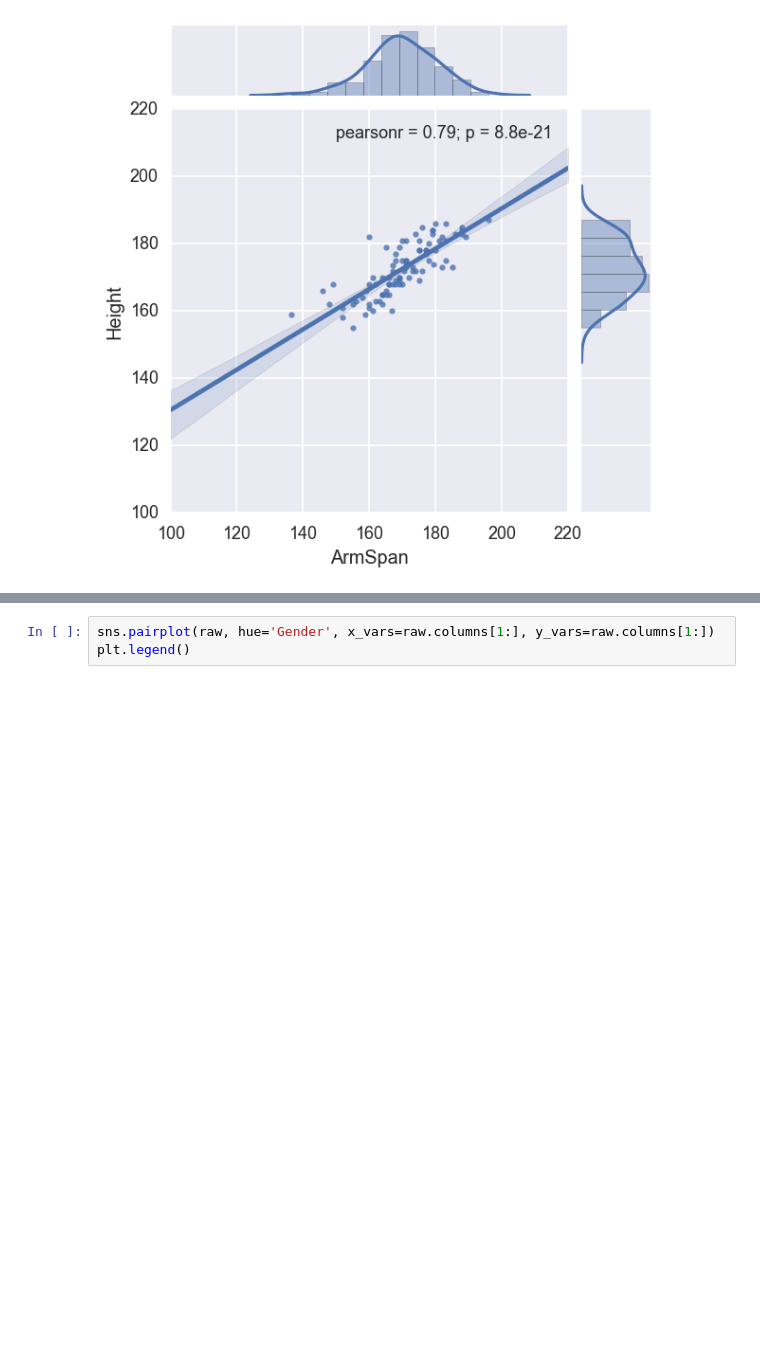
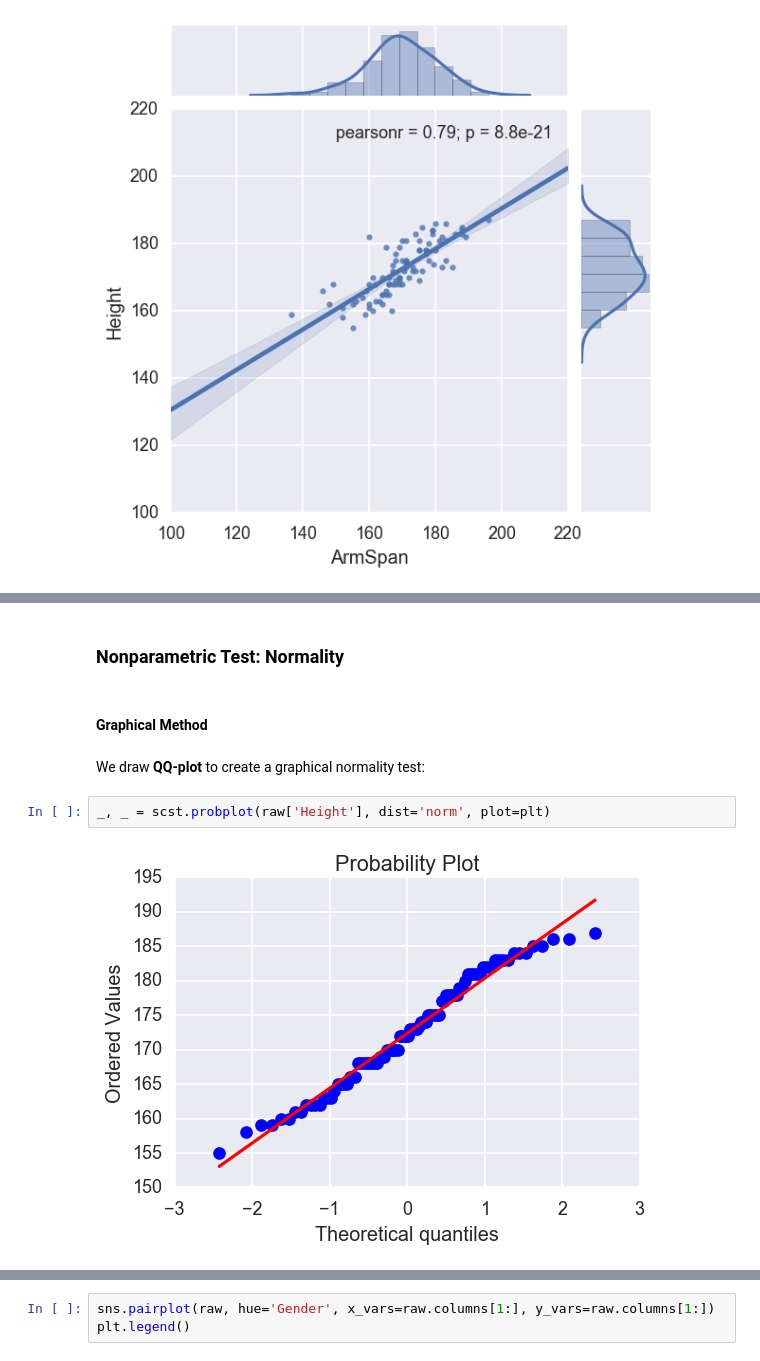
Before and after one commit to brillliantz/Statistics, a Jupyter notebook: EDA_and_Regression_on_Height.ipynb, the cells around one changed output, grey strips where cells are left out. Drawn from its saved outputs; the diff is of its cells as text; blank space fills up the shorter version.

Commit message:
finish several normality test

```diff
--- a/EDA_and_Regression_on_Height.ipynb
+++ b/EDA_and_Regression_on_Height.ipynb
@@ -134,0 +149,10 @@ sns.jointplot(data=raw, x='ArmSpan', y='Height', kind='reg')
+# %% [markdown]
+### Nonparametric Test: Normality
+# %% [markdown]
+#### Graphical Method
+# %% [markdown]
+We draw **QQ-plot** to create a graphical normality test:
+# %%
+_, _ = scst.probplot(raw['Height'], dist='norm', plot=plt)
+# %% [output]
+[figure, added]
```
Also changed, not shown: parts of 41 cells of this notebook.
